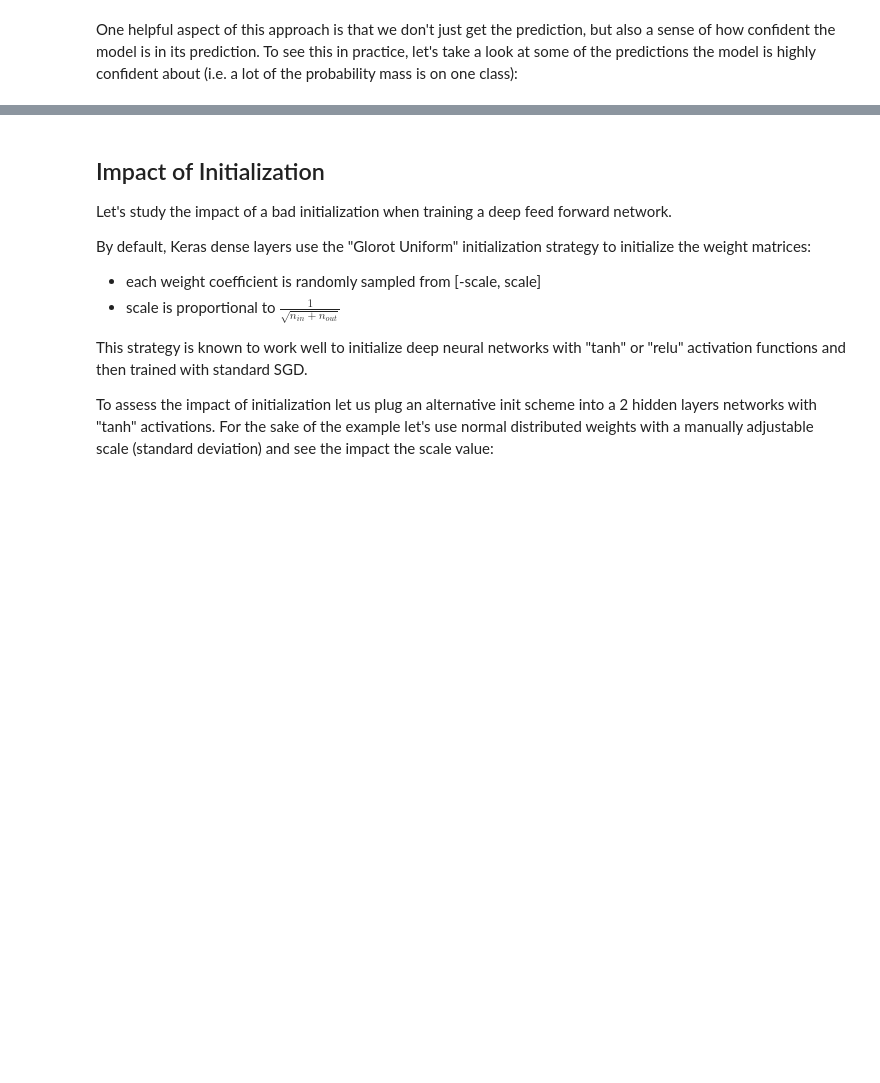
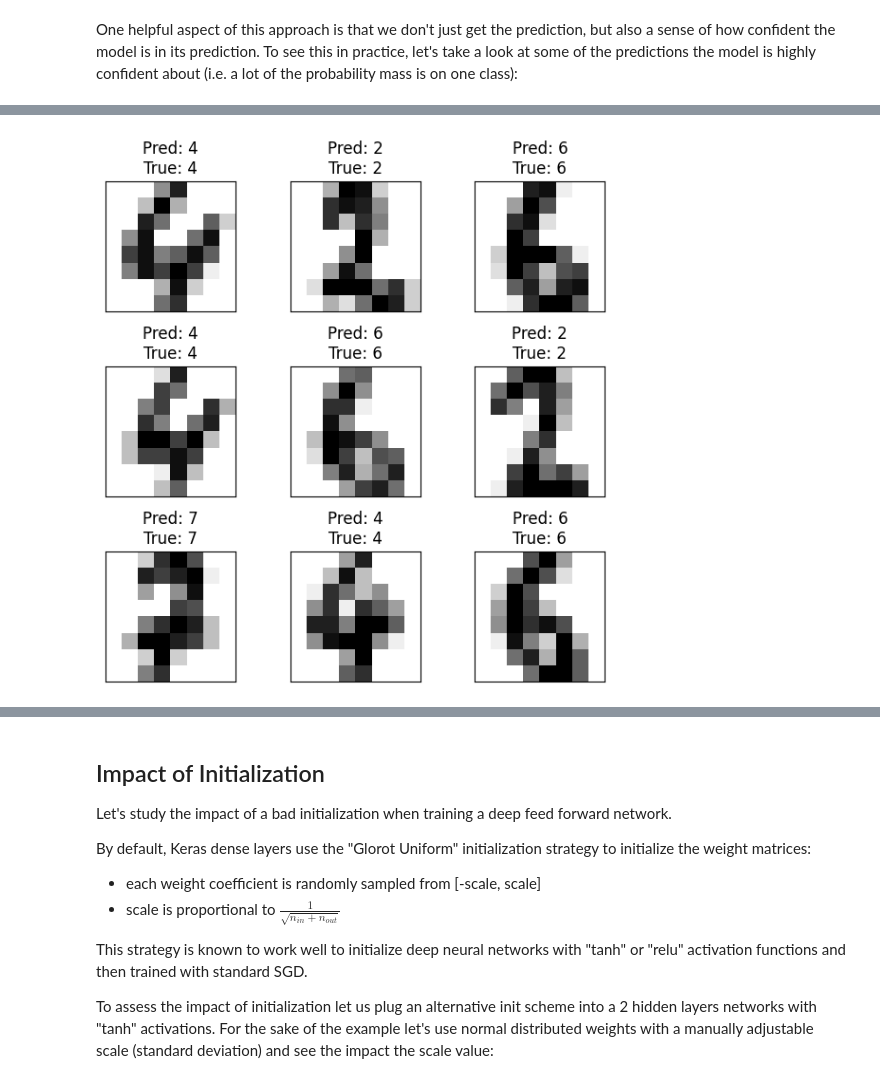
Before and after one commit to AntonioMLancuentra/deep_learning, a Jupyter notebook: 01_materials/labs/lab_1.ipynb, the cells around one changed output, grey strips where cells are left out. Cells and saved outputs as stored; diff of their text form; code cells hidden in the pictures; blank space fills up the shorter version.

```diff
--- a/01_materials/labs/lab_1.ipynb
+++ b/01_materials/labs/lab_1.ipynb
@@ -393,0 +830,29 @@ plt.show()
+# %%
+######################   Some of the predictions the model is MORE confident about   ######################
+
+# Get the values corresponding to the predicted labels for each sample
+predicted_values_tf = tf.reduce_max(predictions_tf, axis=1)
+
+# Get the indices of the samples with the highest predicted values
+most_confident_indices_tf = tf.argsort(predicted_values_tf, direction='DESCENDING').numpy()[:9]
+
+# Get the 9 most confident samples and their predictions
+most_confident_samples_tf = X_test[most_confident_indices_tf]
+most_confident_preds_tf = tf.argmax(predictions_tf, axis=1).numpy()[most_confident_indices_tf]
+
+# Get the true labels for the 9 most confident samples
+most_confident_labels_tf = np.argmax(y_test[most_confident_indices_tf], axis=1)
+
+# Plot the 9 most confident samples
+fig, axes = plt.subplots(3, 3, figsize=(6, 6))
+
+for i, ax in enumerate(axes.flat):
+    ax.imshow(most_confident_samples_tf[i].reshape(8, 8), cmap=plt.cm.gray_r, interpolation='nearest')
+    ax.set_title(f"Pred: {most_confident_preds_tf[i]}\nTrue: {most_confident_labels_tf[i]}")
+    ax.set_xticks([])
+    ax.set_yticks([])
+
+plt.tight_layout()
+plt.show()
+# %% [output]
+[figure, added]
```
Also changed, not shown: parts of 45 cells of this notebook.
